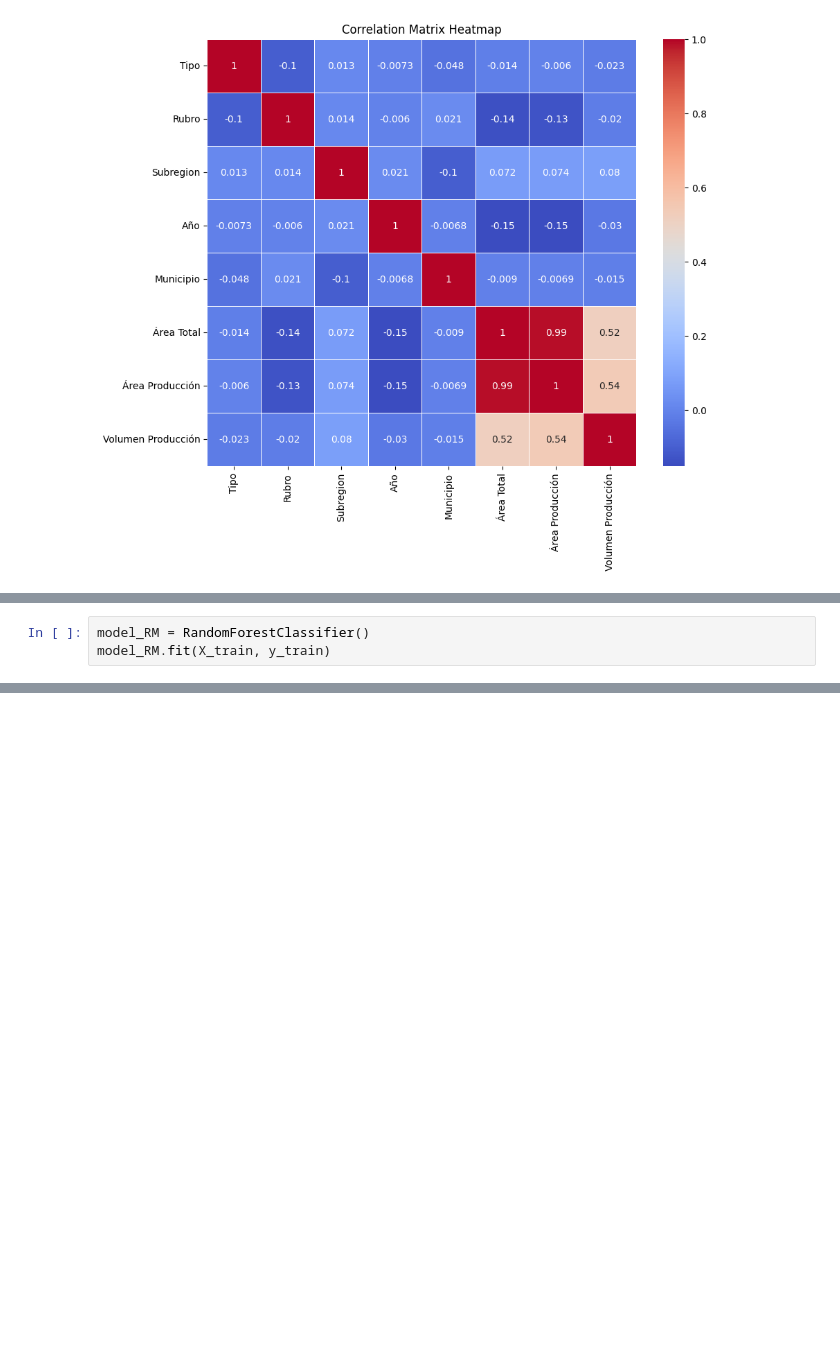
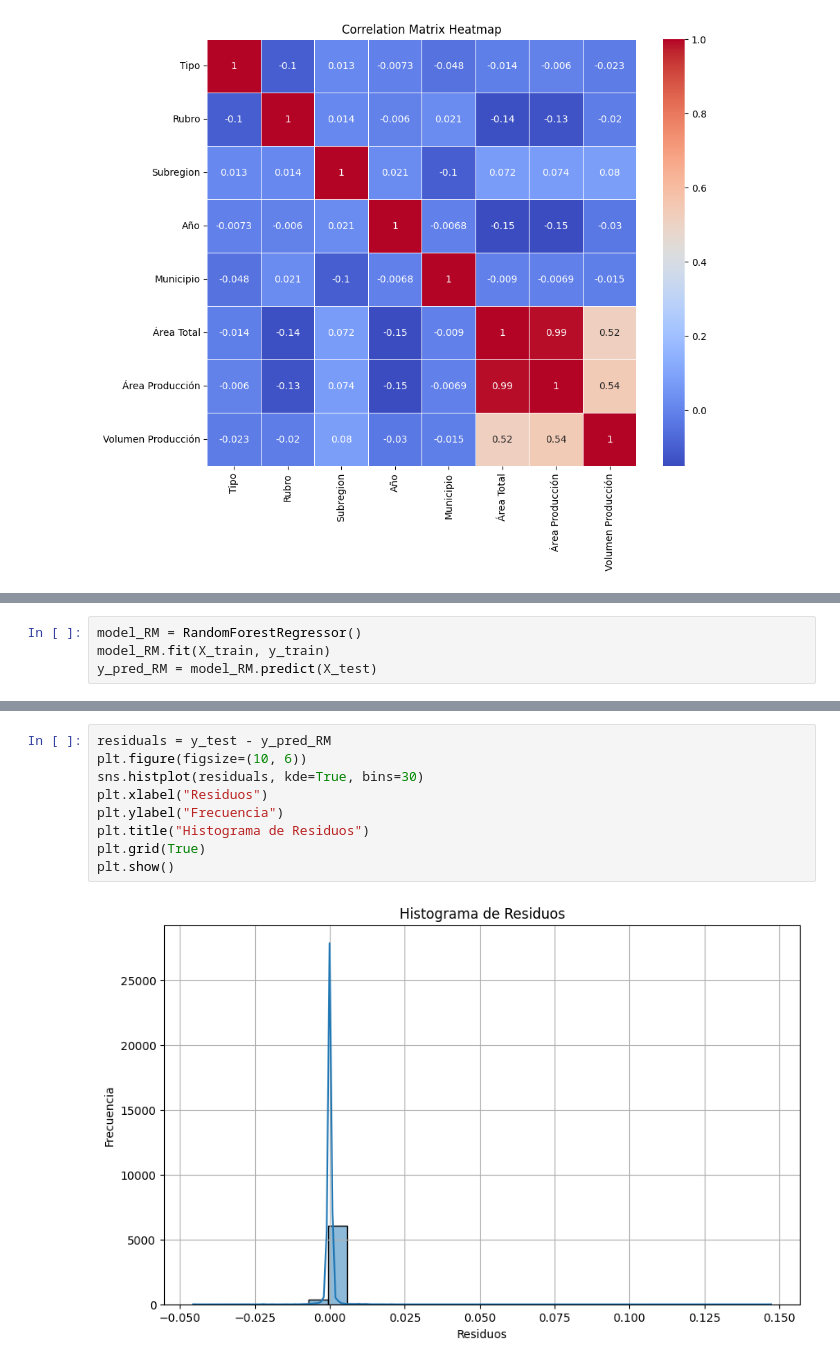
Before and after one commit to nicolas23-wq/maching-learnig---used-for-the-grounds-, a Jupyter notebook: ground.ipynb, the cells around one changed output, grey strips where cells are left out. Drawn from its saved outputs; the diff is of its cells as text; blank space fills up the shorter version.

```diff
--- a/fields2.ipynb
+++ b/ground.ipynb
@@ -156,3 +190,4 @@ plt.show()
 # %%
-model_RM = RandomForestClassifier()
+model_RM = RandomForestRegressor()
 model_RM.fit(X_train, y_train)
+y_pred_RM = model_RM.predict(X_test)
@@ -210,0 +202,11 @@ F1 Score: 1.00
+# %%
+residuals = y_test - y_pred_RM
+plt.figure(figsize=(10, 6))
+sns.histplot(residuals, kde=True, bins=30)
+plt.xlabel("Residuos")
+plt.ylabel("Frecuencia")
+plt.title("Histograma de Residuos")
+plt.grid(True)
+plt.show()
+# %% [output]
+[figure, added]
```
Also changed, not shown: parts of 29 cells of this notebook.
